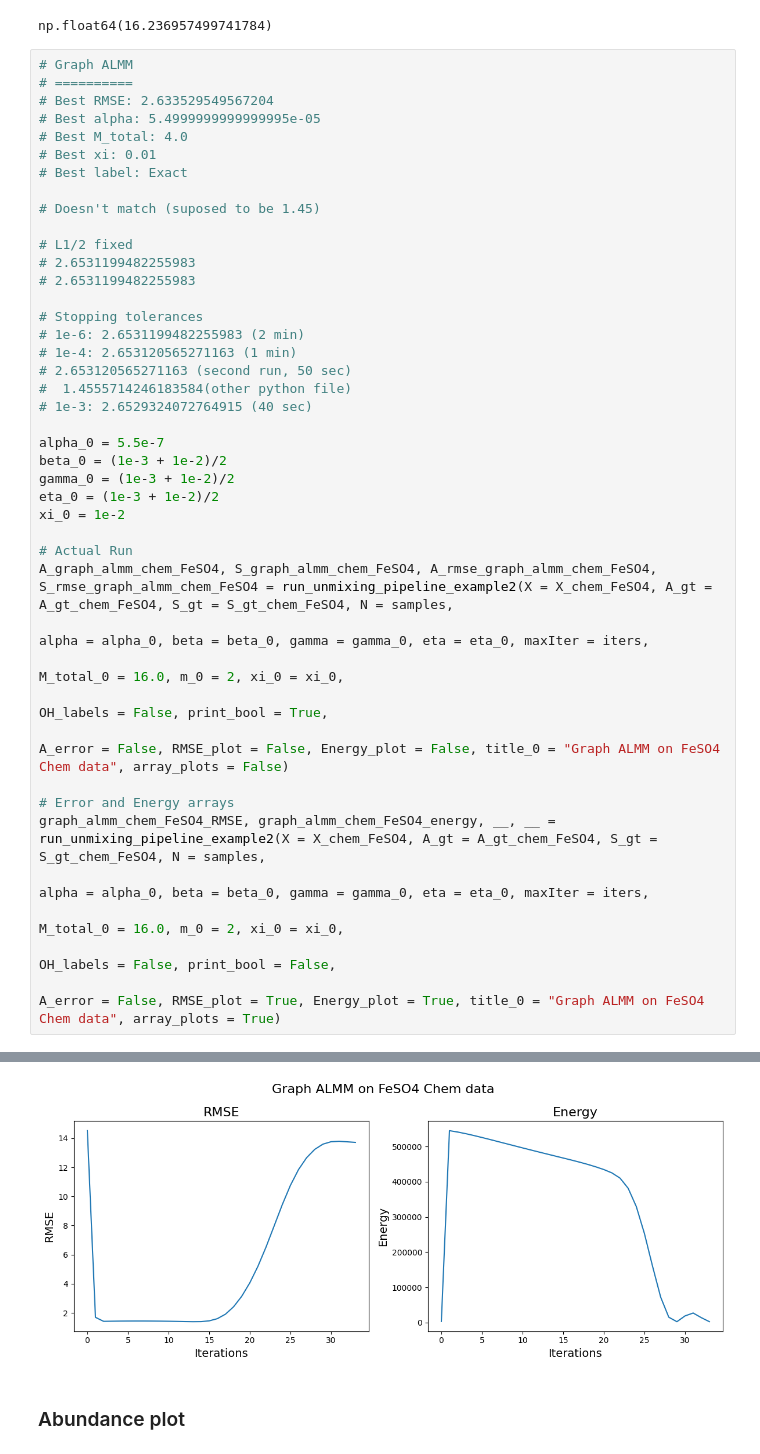
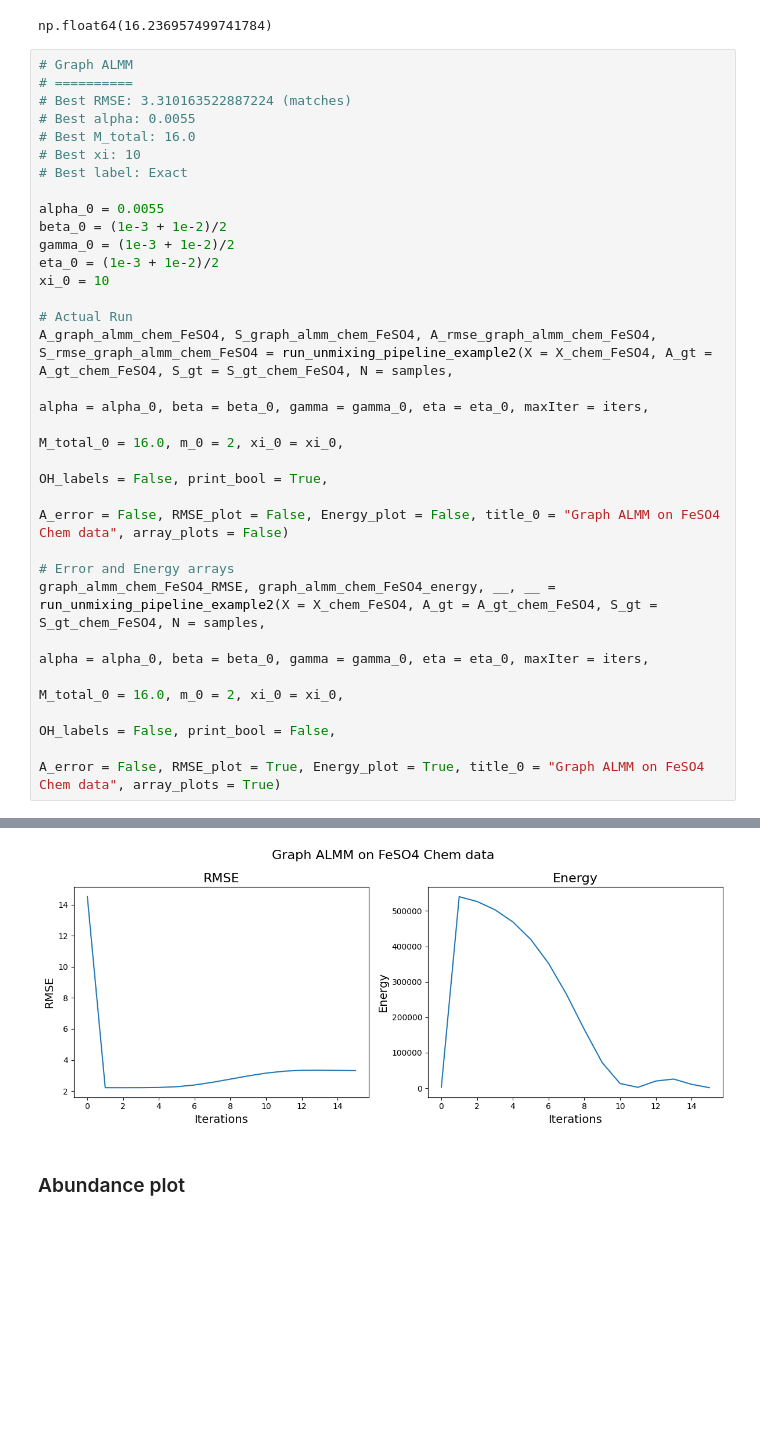
Before and after one commit to mtyler1059/Nearly-Blind-Hyperspectral-Unmixing, a Jupyter notebook: chem_experiments.ipynb, the cells around one changed output, grey strips where cells are left out. Cells and saved outputs as stored; diff of their text form; blank space fills up the shorter version.

```diff
--- a/chem_experiments.ipynb
+++ b/chem_experiments.ipynb
@@ -1236,30 +1226,17 @@ np.float64(16.236957499741784)
 # %%
 # Graph ALMM
 # ==========
-# Best RMSE: 2.633529549567204
-# Best alpha: 5.4999999999999995e-05
-# Best M_total: 4.0
-# Best xi: 0.01
+# Best RMSE: 3.310163522887224 (matches)
+# Best alpha: 0.0055
+# Best M_total: 16.0
+# Best xi: 10
 # Best label: Exact
 
-# Doesn't match (suposed to be 1.45)
-
-# L1/2 fixed
-# 2.6531199482255983
-# 2.6531199482255983
-
-# Stopping tolerances
-# 1e-6: 2.6531199482255983 (2 min)
-# 1e-4: 2.653120565271163 (1 min)
-# 2.653120565271163 (second run, 50 sec)
-#  1.4555714246183584(other python file)
-# 1e-3: 2.6529324072764915 (40 sec)
-
-alpha_0 = 5.5e-7
+alpha_0 = 0.0055
 beta_0 = (1e-3 + 1e-2)/2
 gamma_0 = (1e-3 + 1e-2)/2
 eta_0 = (1e-3 + 1e-2)/2
-xi_0 = 1e-2
+xi_0 = 10
 
 # Actual Run
 A_graph_almm_chem_FeSO4, S_graph_almm_chem_FeSO4, A_rmse_graph_almm_chem_FeSO4, S_rmse_graph_almm_chem_FeSO4 = run_unmixing_pipeline_example2(X = X_chem_FeSO4, A_gt = A_gt_chem_FeSO4, S_gt = S_gt_chem_FeSO4, N = samples,
@@ -1288,4 +1265,4 @@ Final Endmember SAD: 10.185375983399004
-[figure, old version]
+[figure, new version]
 # %% [markdown]
 ### Abundance plot
 # %%
```
Also changed, not shown: parts of 20 cells of this notebook, 12 other files.
